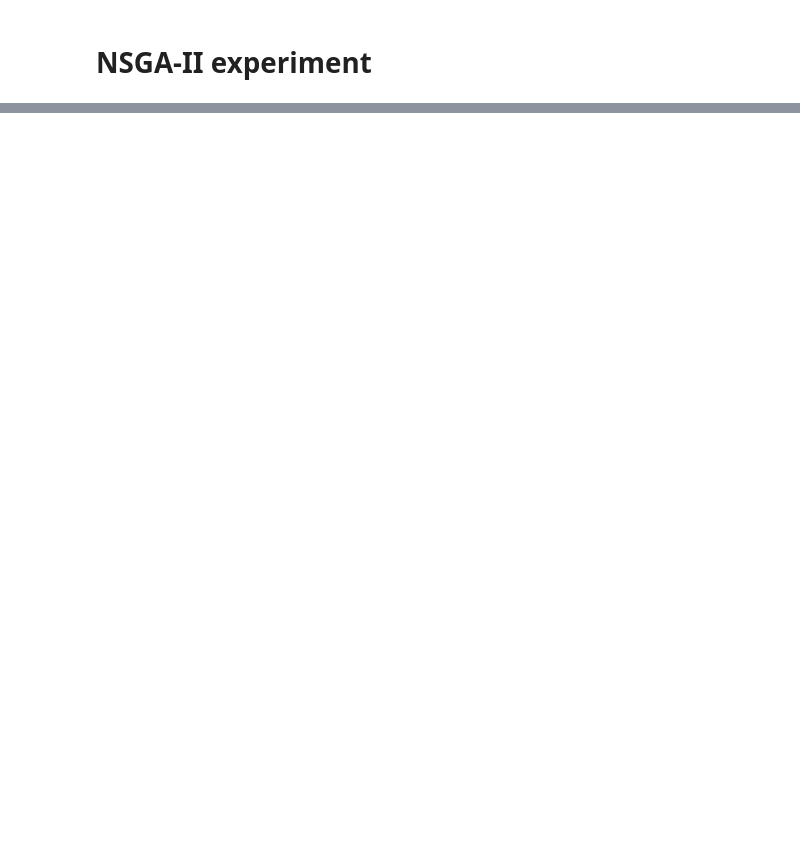
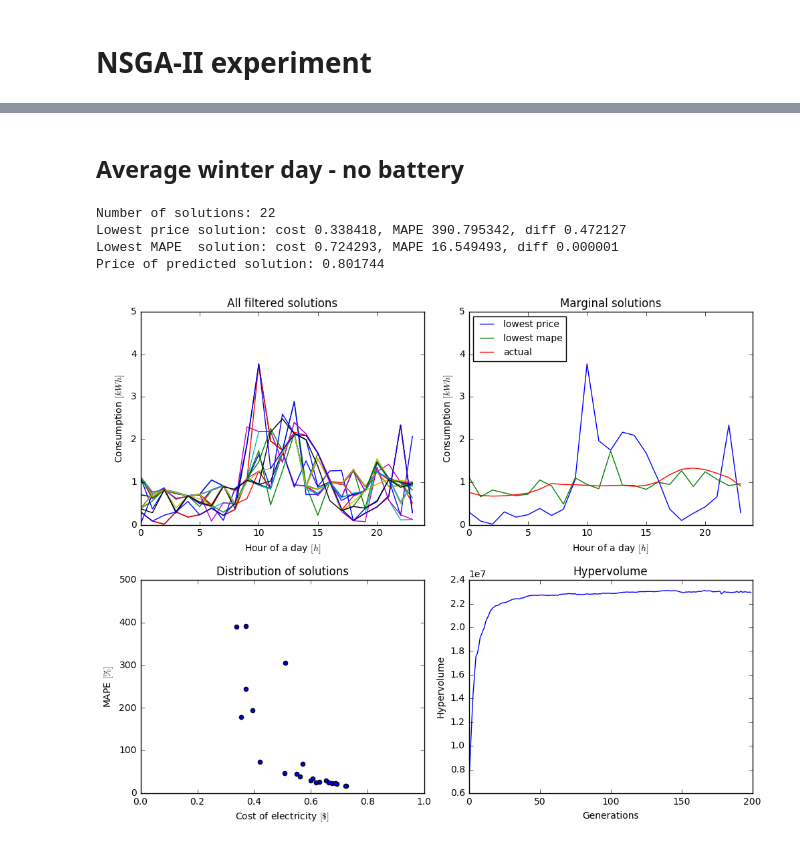
Before and after one commit to Jarino/energy-recommender, a Jupyter notebook: NSGA-II experiment.ipynb, the cells around one changed output, grey strips where cells are left out. Saved outputs shown, nothing was run; the diff lists cells and outputs as text; code cells hidden in the pictures; blank space fills up the shorter version.

Commit message:
logging hypervolume and recommendations for winter and summer

```diff
--- a/NSGA-II experiment.ipynb
+++ b/NSGA-II experiment.ipynb
@@ -52,4 +100,5 @@ creator.create('Individual', list, fitness=creator.FitnessMin)
 # %%
-df = pd.read_csv('sample_data.csv', delimiter=',', names=['time','cons', 'pv', 'grid'])
-actual = df['cons'].as_matrix()
-pv   = df['pv'].as_matrix()
+df = pd.read_csv('aggregations/average_winter_day.csv', delimiter=',')
+actual = df['use'].as_matrix()
+pv   = df['gen'].as_matrix()
+print('Price of predicted solution: %f'%obj.cost_function(actual, pv, None, actual)[0])
@@ -95,0 +107,16 @@ Final population hypervolume is 1049.184859
+# %%
+%%time
+
+# first of all, no battery
+toolbox_wob = tb.setup(actual, pv, NDIM, BOUND_LOW, BOUND_UP)
+pop_wob, logbook_wob = sr.search(toolbox_wob, gens=GENS, verbose=False)
+
+# battery with 3 kWh
+battery = Battery(3,0)
+toolbox_b_3 = tb.setup(actual, pv, NDIM, BOUND_LOW, BOUND_UP, battery)
+pop_b_3, logbook_b_3 = sr.search(toolbox_b_3, gens=GENS, verbose=False)
+
+# battery with 5 kWh
+battery = Battery(5,0)
+toolbox_b_5 = tb.setup(actual, pv, NDIM, BOUND_LOW, BOUND_UP, battery)
+pop_b_5, logbook_b_5 = sr.search(toolbox_b_5, gens=GENS, verbose=False)
@@ -95,0 +125,11 @@ Final population hypervolume is 1049.184859
+# %% [markdown]
+## Average winter day - no battery
+# %%
+filter_and_visualize_results(pop_wob, toolbox_wob, logbook_wob, actual, mape=500)
+plt.savefig('winter day no battery.jpg', dpi=500)
+# %% [output]
+Number of solutions: 22
+Lowest price solution: cost 0.338418, MAPE 390.795342, diff 0.472127
+Lowest MAPE  solution: cost 0.724293, MAPE 16.549493, diff 0.000001
+Price of predicted solution: 0.801744
+[figure, added]
```
Also changed, not shown: parts of 27 cells of this notebook, 2 other files.
